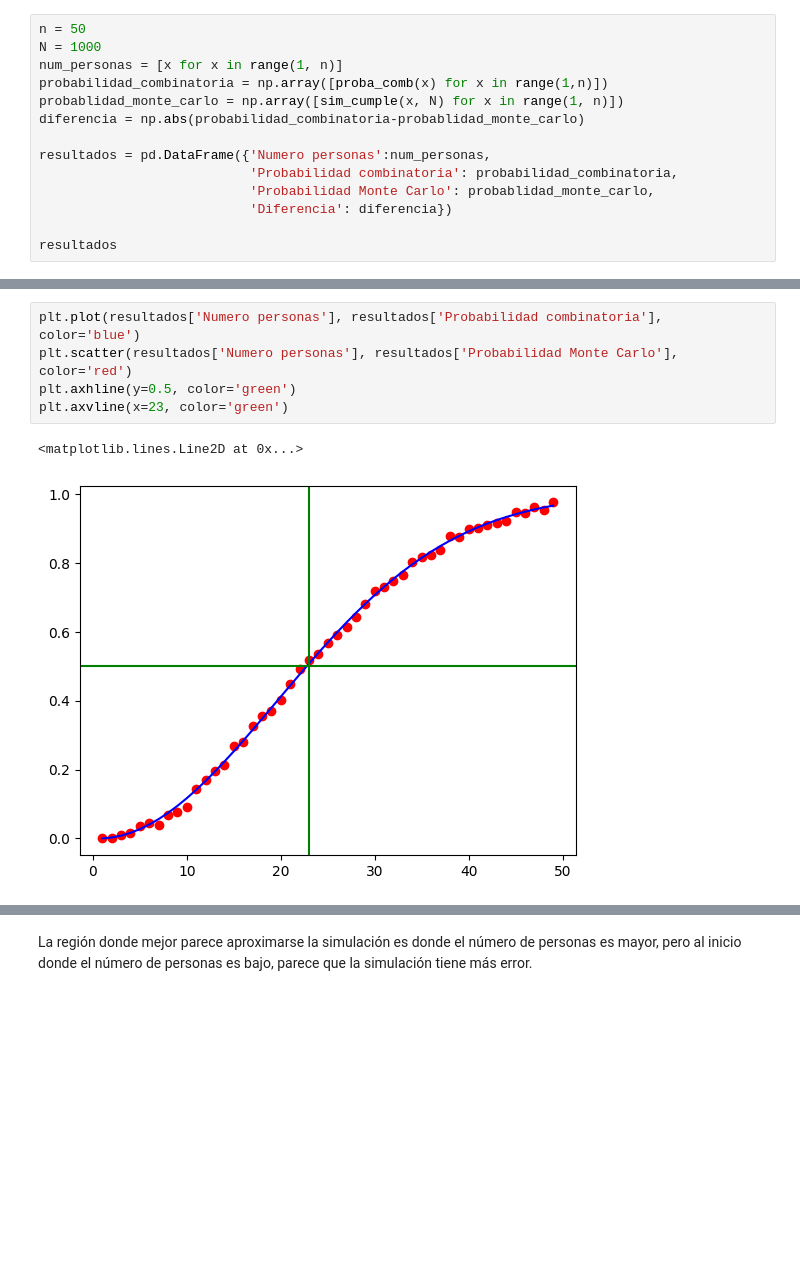
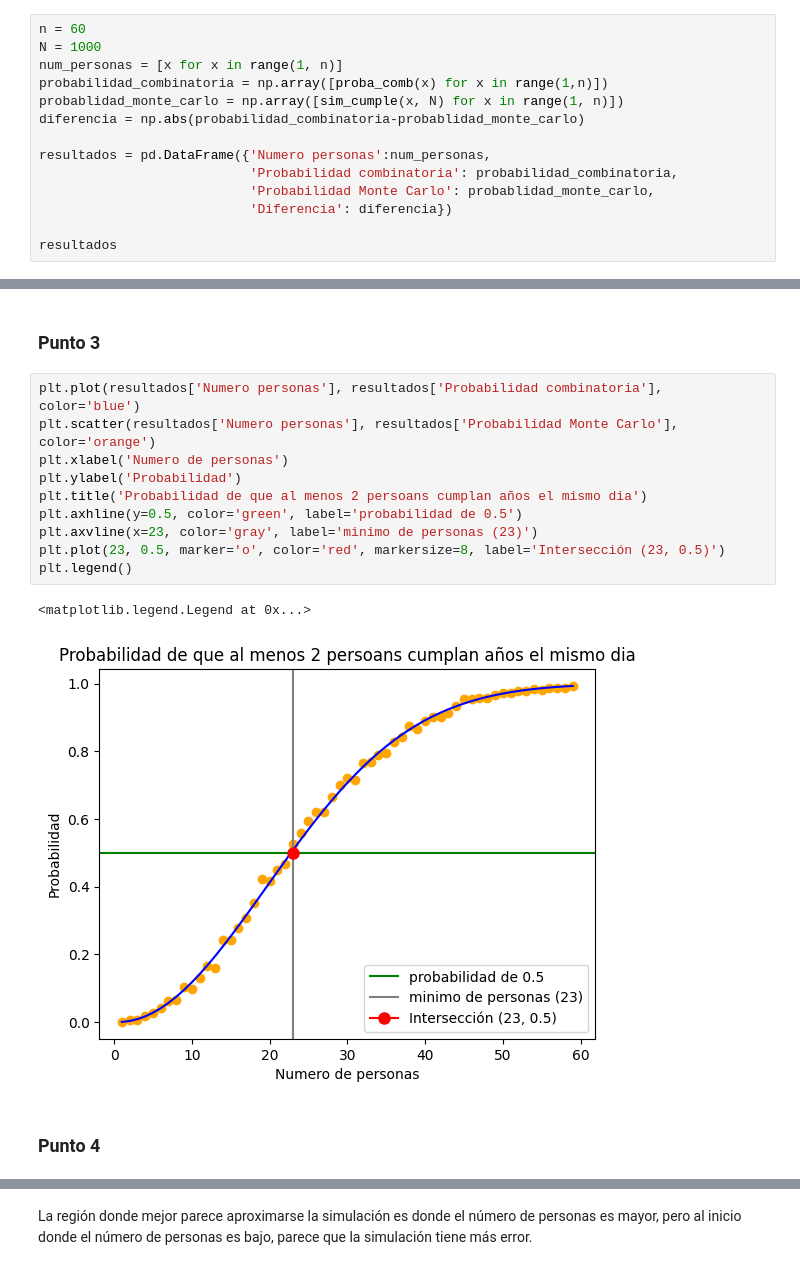
Before and after one commit to EdilbertoAntonio/ejercicios_maestria_icd, a Jupyter notebook: proba y est/problema_cumple.ipynb, the cells around one changed output, grey strips where cells are left out. Saved outputs shown, nothing was run; the diff lists cells and outputs as text; blank space fills up the shorter version.

```diff
--- a/proba y est/problema_cumple.ipynb
+++ b/proba y est/problema_cumple.ipynb
@@ -28,5 +34,5 @@ def proba_comb(n):
 # %%
-n = 50
+n = 60
 N = 1000
 num_personas = [x for x in range(1, n)]
 probabilidad_combinatoria = np.array([proba_comb(x) for x in range(1,n)])
@@ -71,10 +78,19 @@ mayor_error
+# %% [markdown]
+### Punto 3
 # %%
 plt.plot(resultados['Numero personas'], resultados['Probabilidad combinatoria'], color='blue')
-plt.scatter(resultados['Numero personas'], resultados['Probabilidad Monte Carlo'], color='red')
-plt.axhline(y=0.5, color='green')
-plt.axvline(x=23, color='green')
+plt.scatter(resultados['Numero personas'], resultados['Probabilidad Monte Carlo'], color='orange')
+plt.xlabel('Numero de personas')
+plt.ylabel('Probabilidad')
+plt.title('Probabilidad de que al menos 2 persoans cumplan años el mismo dia')
+plt.axhline(y=0.5, color='green', label='probabilidad de 0.5')
+plt.axvline(x=23, color='gray', label='minimo de personas (23)')
+plt.plot(23, 0.5, marker='o', color='red', markersize=8, label='Intersección (23, 0.5)')
+plt.legend()
 # %% [output]
-<matplotlib.lines.Line2D at 0x...>
+<matplotlib.legend.Legend at 0x...>
-[figure, old version]
+[figure, new version]
+# %% [markdown]
+### Punto 4
 # %%
 plt.plot(resultados['Numero personas'], resultados['Diferencia'])
```
Also changed, not shown: parts of 19 cells of this notebook.
